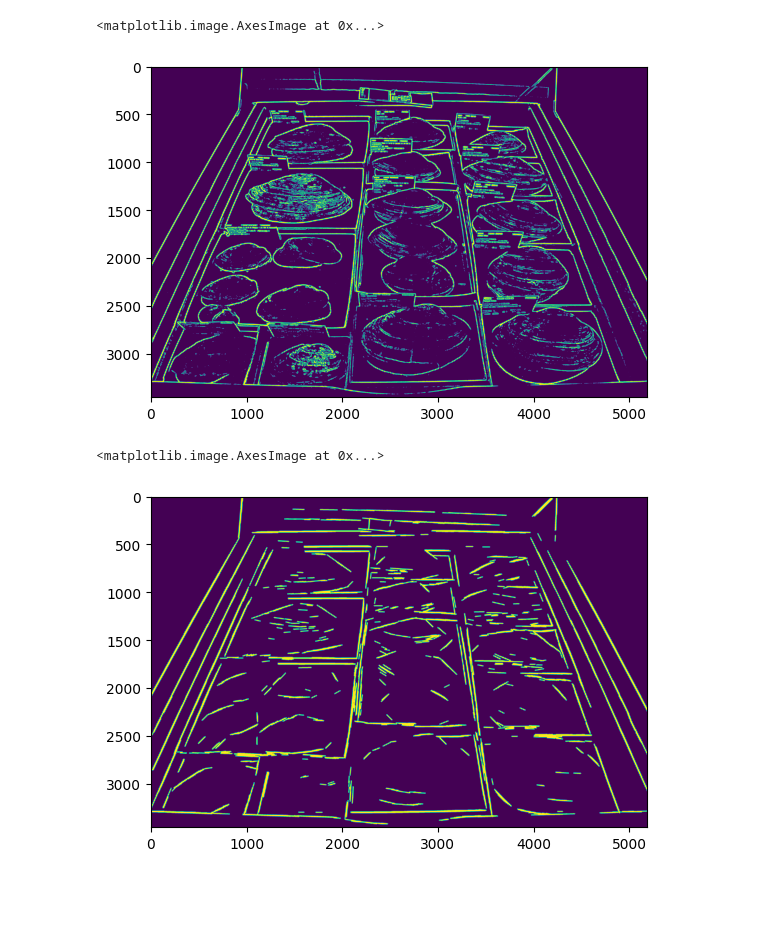
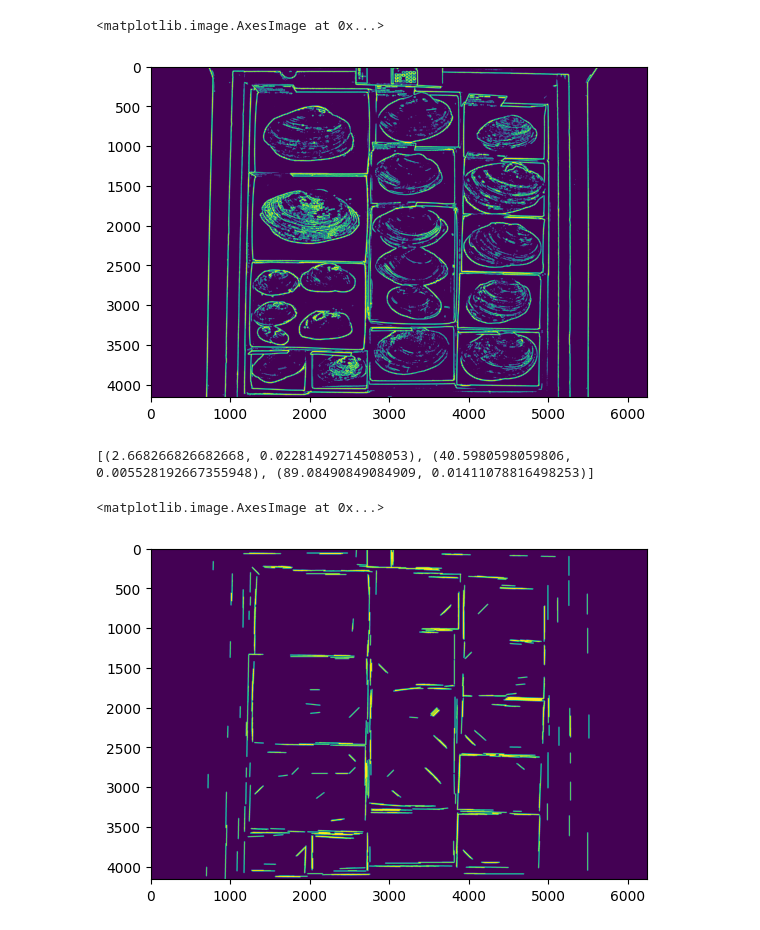
Before and after one commit to Imageomics/drawers2data, a Jupyter notebook: PartitionExtraction.ipynb, the cells around one changed output. Drawn from its saved outputs; the diff is of its cells as text; code cells hidden in the pictures; blank space fills up the shorter version.

```diff
--- a/PartitionExtraction.ipynb
+++ b/PartitionExtraction.ipynb
@@ -12,5 +16,12 @@ import math
+# %%
+def length(x1, y1, x2, y2):
+    return np.sqrt((x2-x1)**2+(y2-y1)**2)
+
+def angle_between(x1, y1, x2, y2):
+    ang = np.arctan(np.divide(np.absolute(y2-y1), np.absolute(x2-x1), out=np.full((1), np.inf), where=np.absolute(x2-x1)!=0))
+    return np.degrees(ang[0])
 # %%
-img = cv2.imread("20230728_01F.jpg")
+img = cv2.imread("20230728_01T.jpg")
 img = cv2.cvtColor(img, cv2.COLOR_BGR2HSV)
 final_mask = np.zeros_like(img)
 plt.imshow(img)
@@ -71,4 +77,4 @@ _, tmp_mask = cv2.threshold(grad,0,255,cv2.THRESH_BINARY+cv2.THRESH_OTSU)
 plt.imshow(tmp_mask)
 # %% [output]
 <matplotlib.image.AxesImage at 0x...>
-[figure, old version]
+[figure, new version]
@@ -77,9 +81,40 @@ contours, hierarchy = cv2.findContours(tmp_mask, cv2.RETR_TREE, cv2.CHAIN_APPROX
+# %%
+lines  = [line for line in np.squeeze(cv2.HoughLinesP(tmp_mask, 1, np.pi/180, 360, None, 50, 1))]
+angles = [angle_between(*line) for line in lines]
+sigma = (len(angles)**(-1./(1+4)))/2    #scotts factor
+kde = stats.gaussian_kde(angles, bw_method=sigma*2)
+xx = np.linspace(-20, 120, 10000)
+peaks, _ = find_peaks(kde(xx))
+peak_values = list(zip(xx[peaks], kde(xx)[peaks]))
+p1, p2 = (i[0] for i in sorted(peak_values, key=lambda x:x[1])[::-1][:2])
+lines = [line for line in lines if np.any(np.absolute(angle_between(*line)-peak_values)<5) and length(*line)>100 and length(*line)<500]
+angles = [angle_between(*line) for line in lines]
+lengths = [length(*line) for line in lines]
+print(peak_values)
+# plt.plot(xx, kde(xx))
+# plt.plot(xx[peaks], kde(xx)[peaks], 'x')
+# sigma = (len(lengths)**(-1./(1+4)))/2    #scotts factor
+# kde = stats.gaussian_kde(lengths, bw_method=sigma*2)
+# xx = np.linspace(0, np.max(tmp_mask.shape), 10000)
+# peaks, _ = find_peaks(kde(xx))
+# peak_values = xx[peaks]
+# print(xx[peaks], kde(xx)[peaks])
+# plt.plot(xx, kde(xx))
+# plt.plot(xx[peaks], kde(xx)[peaks], 'x')
+# %% [output]
+[(2.668266826682668, 0.02281492714508053), (40.5980598059806, 0.005528192667355948), (89.08490849084909, 0.01411078816498253)]
+# %%
+hor, vert = [], []
+for angle, line in zip(angles, lines):
+    if angle>max(p1, p2):
+        vert.append(line)
+    if angle<min(p1, p2):
+        hor.append(line)
 # %%
-lines = np.squeeze(cv2.HoughLinesP(tmp_mask, 1, np.pi/180, 360, None, 50, 1))
 im = np.zeros_like(tmp_mask)
 for line in lines:
     cv2.line(im, (line[0], line[1]), (line[2], line[3]), 255, 10)
 plt.imshow(im)
 # %% [output]
 <matplotlib.image.AxesImage at 0x...>
-[figure, old version]
+[figure, new version]
```
Also changed, not shown: parts of 27 cells of this notebook, 1 other file.
